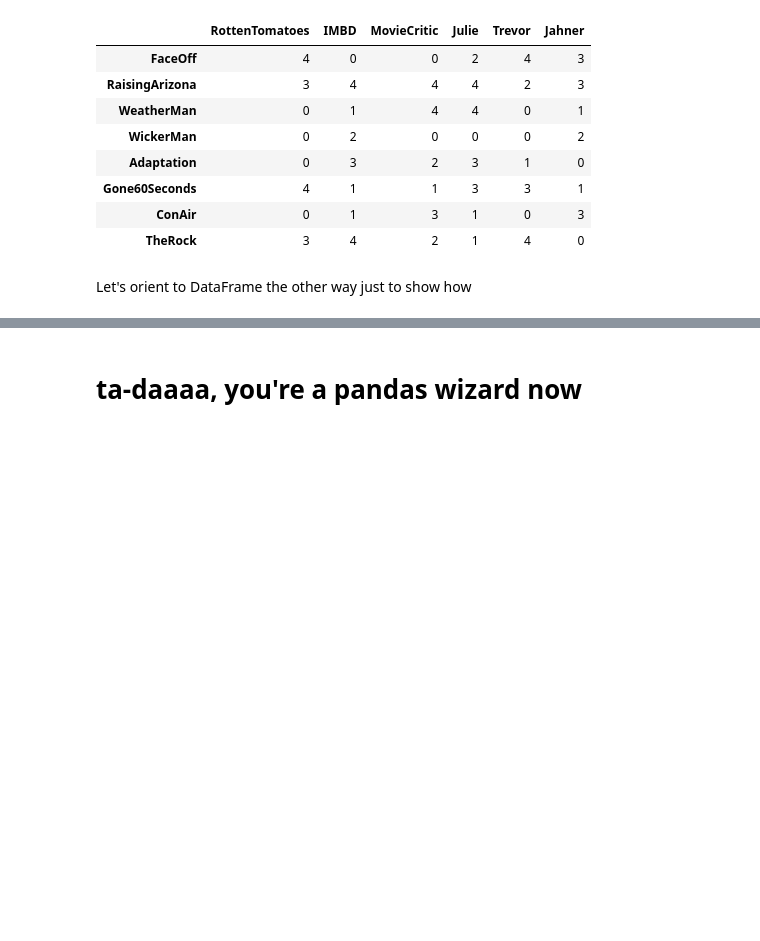
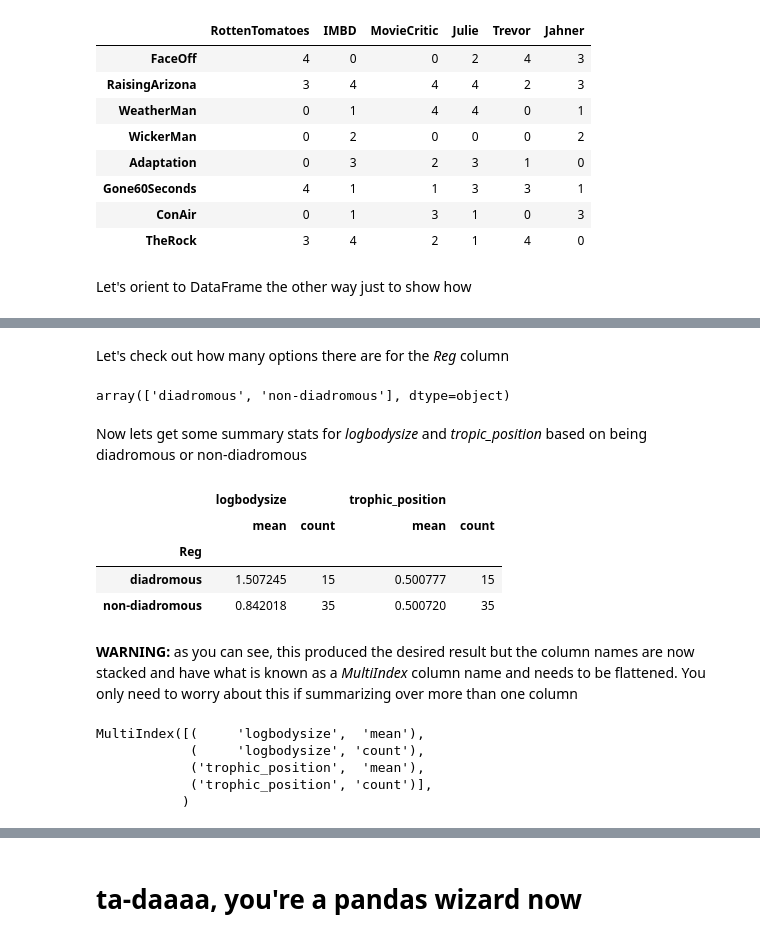
Before and after one commit to juliema/Data_Science_For_Biology_II, a Jupyter notebook: Part.II_PythonProgramming/pandas/pandas-primer.ipynb, the cells around one changed output, grey strips where cells are left out. Drawn from its saved outputs; the diff is of its cells as text; code cells hidden in the pictures; blank space fills up the shorter version.

Commit message:
add Bloom data

```diff
--- a/Part.II_PythonProgramming/pandas/pandas-primer.ipynb
+++ b/Part.II_PythonProgramming/pandas/pandas-primer.ipynb
@@ -546,0 +562,4 @@ movieRank_df
+# %%
+bloom_df = pd.read_csv('Bloom_etal_2018_Reduced_Dataset.csv')
+print(bloom_df.shape)
+print(bloom_df.head())
@@ -546,0 +574,27 @@ movieRank_df
+# %% [markdown]
+Let's check out how many options there are for the *Reg* column
+# %%
+bloom_df['Reg'].unique()
+# %% [output]
+array(['diadromous', 'non-diadromous'], dtype=object)
+# %% [markdown]
+Now lets get some summary stats for *logbodysize* and *tropic_position* based on being diadromous or non-diadromous
+# %%
+bloom_reg_df = bloom_df.groupby('Reg', as_index=False).agg(['mean','count'])
+bloom_reg_df
+# %% [output]
+|  | logbodysize |  | trophic_position |  |
+|  | mean | count | mean | count |
+| Reg |  |  |  |  |
+| diadromous | 1.507245 | 15 | 0.500777 | 15 |
+| non-diadromous | 0.842018 | 35 | 0.500720 | 35 |
+# %% [markdown]
+**WARNING:** as you can see, this produced the desired result but the column names are now stacked and have what is known as a *MultiIndex* column name and needs to be flattened. You only need to worry about this if summarizing over more than one column
+# %%
+bloom_reg_df.columns
+# %% [output]
+MultiIndex([(     'logbodysize',  'mean'),
+            (     'logbodysize', 'count'),
+            ('trophic_position',  'mean'),
+            ('trophic_position', 'count')],
+           )
```
Also changed, not shown: parts of 8 cells of this notebook, 1 other file.
